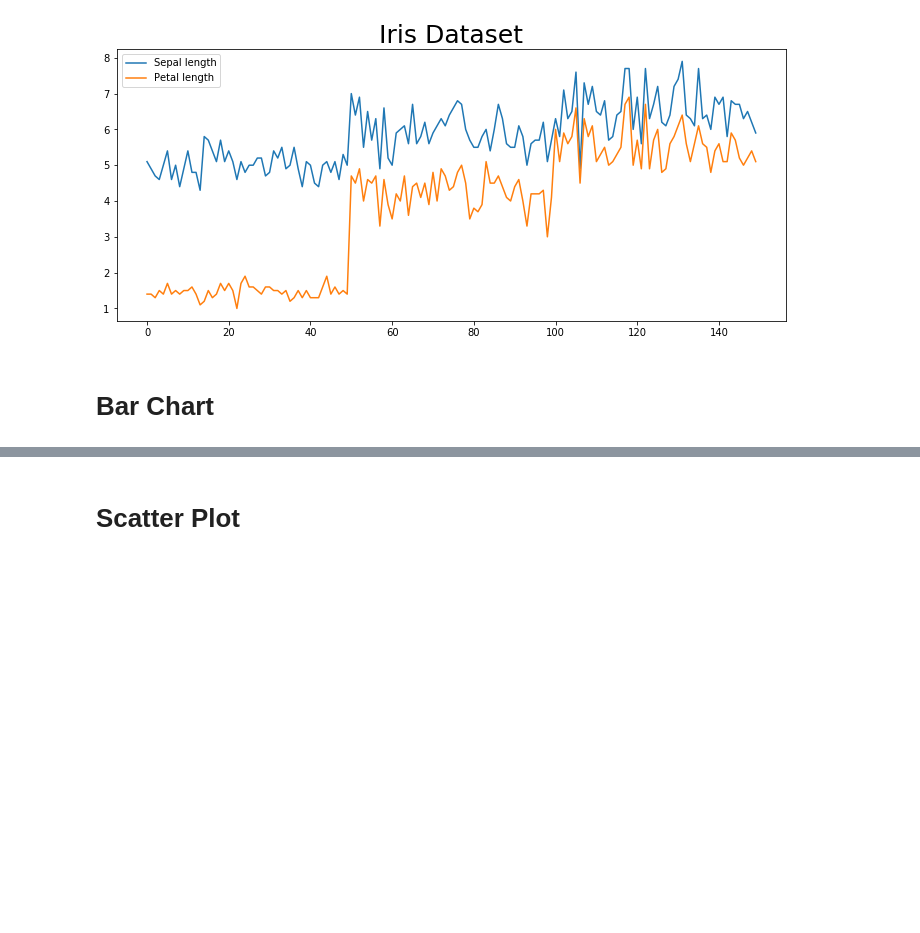
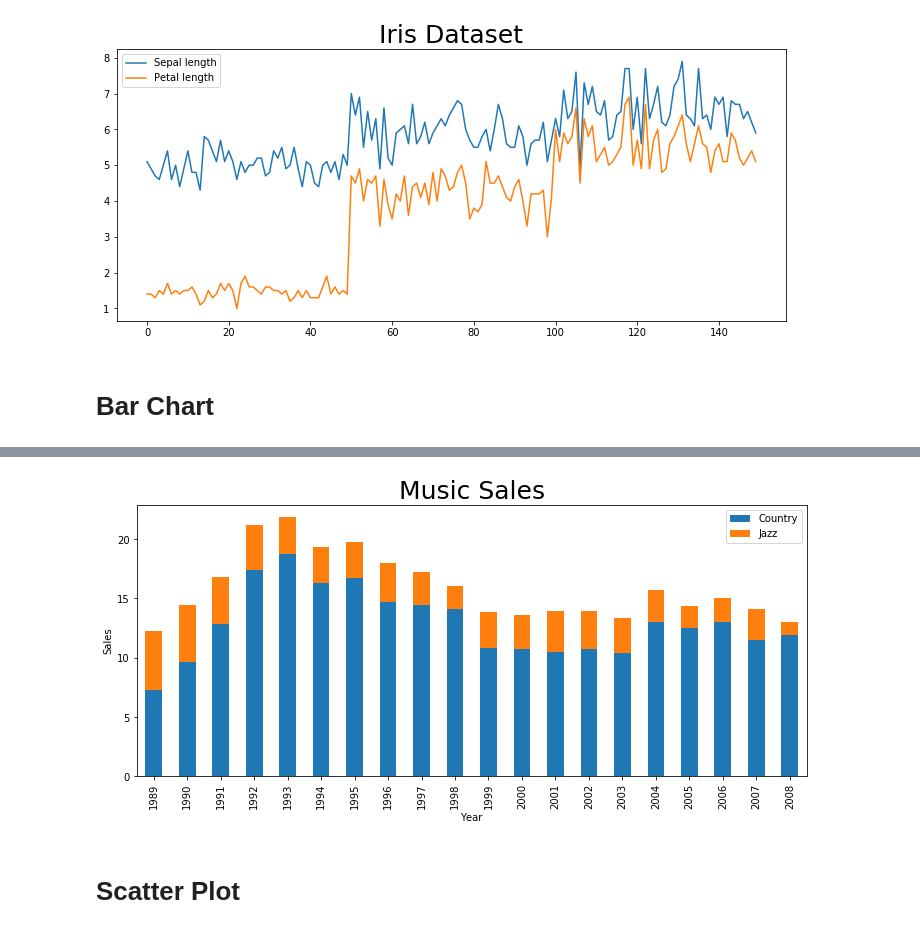
Before and after one commit to woo-chia-wei/python-plotting, a Jupyter notebook: plotting.ipynb, the cells around one changed output, grey strips where cells are left out. Drawn from its saved outputs; the diff is of its cells as text; code cells hidden in the pictures; blank space fills up the shorter version.

```diff
--- a/plotting.ipynb
+++ b/plotting.ipynb
@@ -51,2 +75,11 @@ plt.show()
+# %%
+# Stacked
+fig, ax = plt.subplots(figsize=(12, 5))
+df[['Country', 'Jazz']].plot.bar(ax=ax, stacked=True)
+ax.set_title('Music Sales', fontsize=25)
+ax.set_ylabel('Sales')
+plt.show()
+# %% [output]
+[figure, added]
 # %% [markdown]
 # Scatter Plot
```
Also changed, not shown: parts of 16 cells of this notebook.
